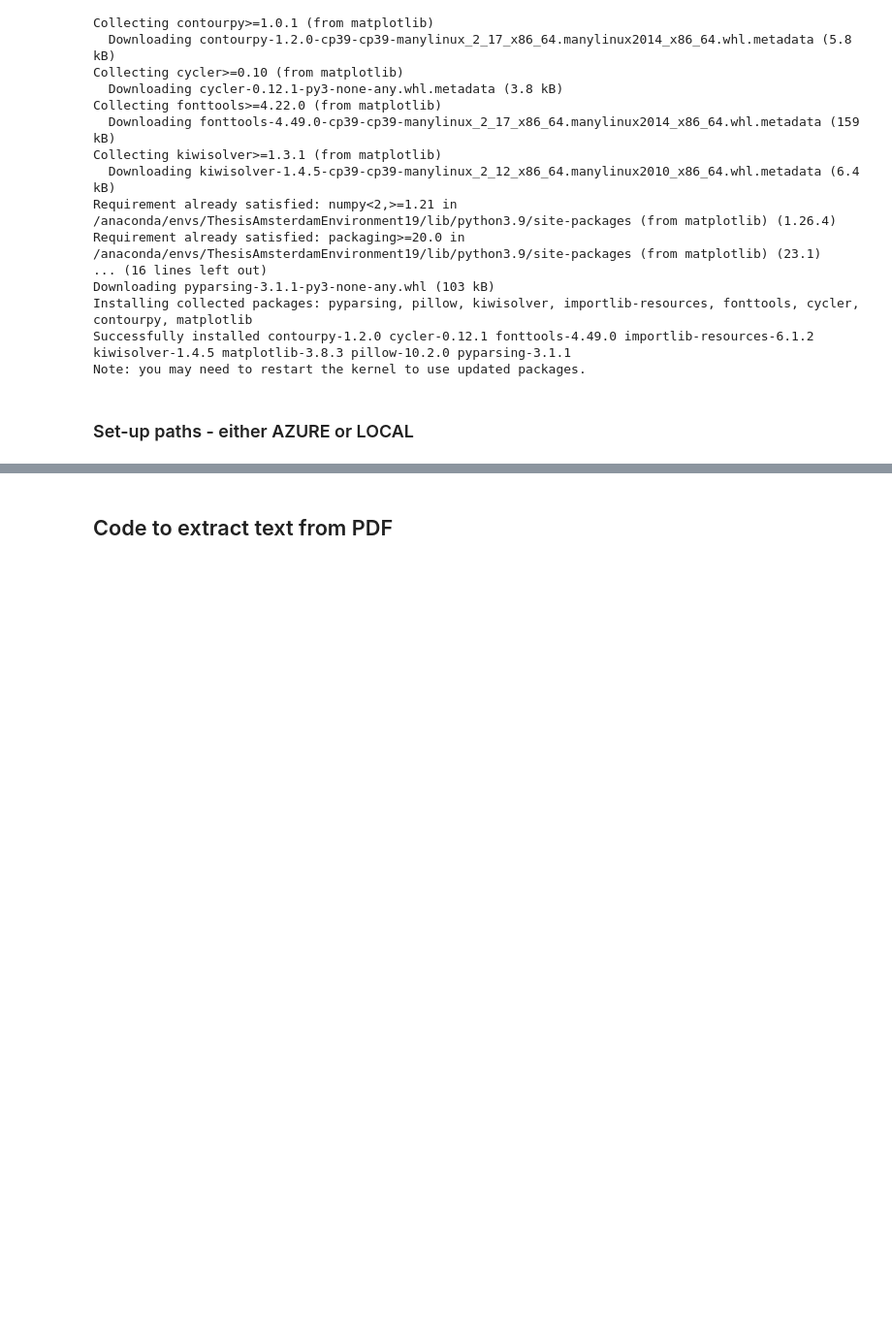
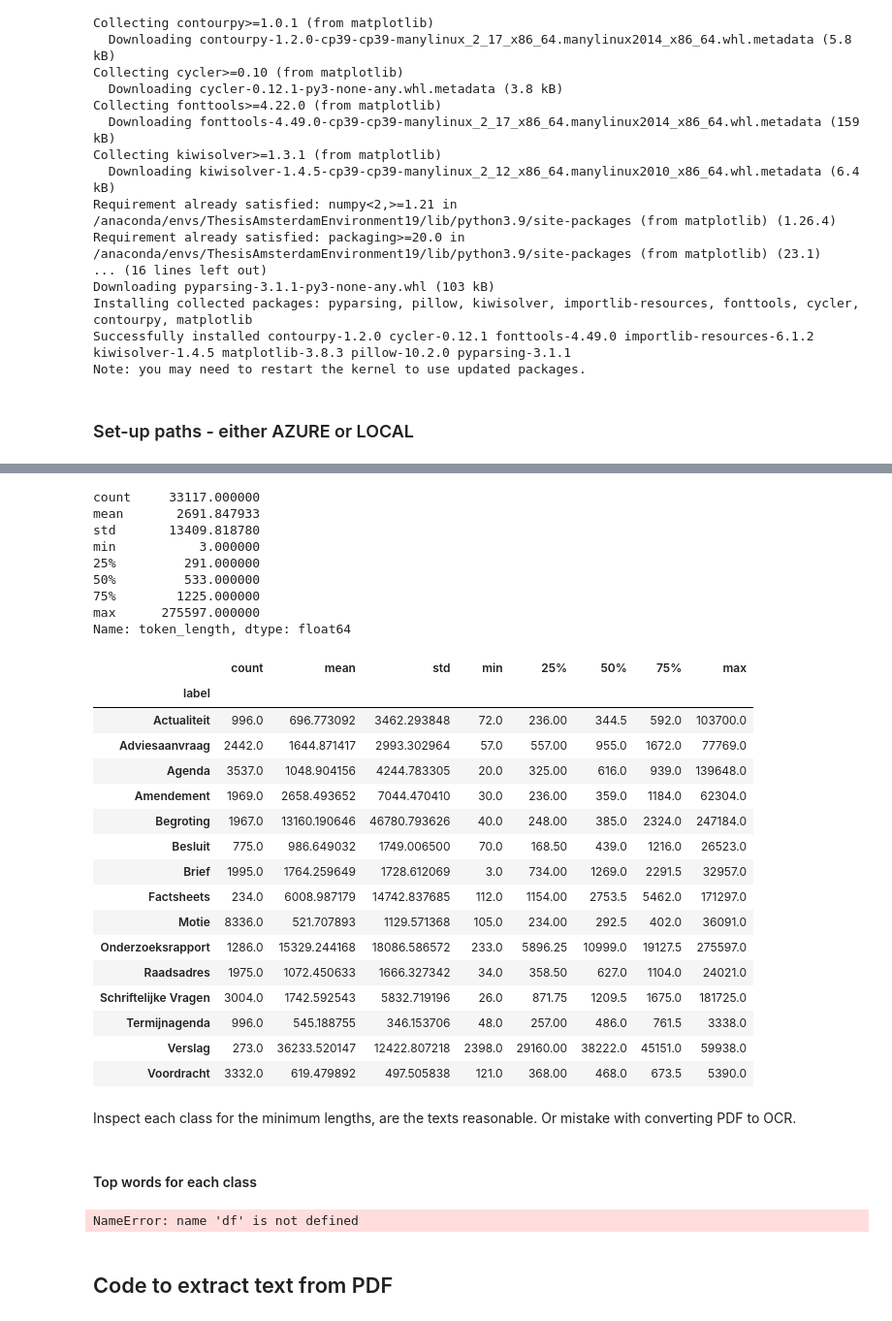
Before and after one commit to Amsterdam-Internships/document-classification-using-large-language-models, a Jupyter notebook: notebooks/EDA.ipynb, the cells around one changed output, grey strips where cells are left out. Shown at 97% size. Drawn from its saved outputs; the diff is of its cells as text; code cells hidden in the pictures; blank space fills up the shorter version.

Commit message:
Finish loading_data

```diff
--- a/notebooks/EDA.ipynb
+++ b/notebooks/EDA.ipynb
@@ -38,0 +41,11 @@ elif my_run == "local":
+# %%
+import sys
+sys.path.append('../scripts/')
+
+import pandas as pd
+from load_data import load_txt_files
+
+txtfile_paths = pd.read_csv("../data/txtfile_paths.csv")
+display(txtfile_paths)
+
+all_txt_df = load_txt_files(txtfile_paths, ['complete'])
@@ -38,0 +66,3 @@ elif my_run == "local":
+# %%
+display(all_txt_df)
+df = all_txt_df.copy()
@@ -38,0 +88,8 @@ elif my_run == "local":
+# %%
+import numpy as np
+
+missing_text = df[df['text'].str.len() < 5]
+print(f"There are {len(missing_text)} documents that have less than 5 characters")
+
+print(f"Removing the documents that could not be extracted or have less than 5 characters, leaves us with {len(df)-len(missing_text)} (out of {len(df)})")
+df = df[df['text'].str.len() > 5]
@@ -38,0 +101,12 @@ elif my_run == "local":
+# %%
+import nltk
+from nltk.tokenize import word_tokenize
+# nltk.download('punkt')
+
+df['tokens'] = df['text'].apply(word_tokenize)
+
+def calculate_length(token_list):
+    return len(token_list)
+
+df['token_length'] = df['tokens'].apply(calculate_length)
+display(df)
@@ -38,0 +122,33 @@ elif my_run == "local":
+# %%
+display(df['token_length'].describe())
+class_describe = df.groupby('label')['token_length'].describe()
+display(class_describe)
+# %% [output]
+count     33117.000000
+mean       2691.847933
+std       13409.818780
+min           3.000000
+25%         291.000000
+50%         533.000000
+75%        1225.000000
+max      275597.000000
+Name: token_length, dtype: float64
+|  | count | mean | std | min | 25% | 50% | 75% | max |
+| label |  |  |  |  |  |  |  |  |
+| Actualiteit | 996.0 | 696.773092 | 3462.293848 | 72.0 | 236.00 | 344.5 | 592.0 | 103700.0 |
+| Adviesaanvraag | 2442.0 | 1644.871417 | 2993.302964 | 57.0 | 557.00 | 955.0 | 1672.0 | 77769.0 |
+| Agenda | 3537.0 | 1048.904156 | 4244.783305 | 20.0 | 325.00 | 616.0 | 939.0 | 139648.0 |
+| Amendement | 1969.0 | 2658.493652 | 7044.470410 | 30.0 | 236.00 | 359.0 | 1184.0 | 62304.0 |
+| Begroting | 1967.0 | 13160.190646 | 46780.793626 | 40.0 | 248.00 | 385.0 | 2324.0 | 247184.0 |
+| Besluit | 775.0 | 986.649032 | 1749.006500 | 70.0 | 168.50 | 439.0 | 1216.0 | 26523.0 |
+| Brief | 1995.0 | 1764.259649 | 1728.612069 | 3.0 | 734.00 | 1269.0 | 2291.5 | 32957.0 |
+| Factsheets | 234.0 | 6008.987179 | 14742.837685 | 112.0 | 1154.00 | 2753.5 | 5462.0 | 171297.0 |
+| Motie | 8336.0 | 521.707893 | 1129.571368 | 105.0 | 234.00 | 292.5 | 402.0 | 36091.0 |
+| Onderzoeksrapport | 1286.0 | 15329.244168 | 18086.586572 | 233.0 | 5896.25 | 10999.0 | 19127.5 | 275597.0 |
+| Raadsadres | 1975.0 | 1072.450633 | 1666.327342 | 34.0 | 358.50 | 627.0 | 1104.0 | 24021.0 |
+| Schriftelijke Vragen | 3004.0 | 1742.592543 | 5832.719196 | 26.0 | 871.75 | 1209.5 | 1675.0 | 181725.0 |
+| Termijnagenda | 996.0 | 545.188755 | 346.153706 | 48.0 | 257.00 | 486.0 | 761.5 | 3338.0 |
+| Verslag | 273.0 | 36233.520147 | 12422.807218 | 2398.0 | 29160.00 | 38222.0 | 45151.0 | 59938.0 |
+| Voordracht | 3332.0 | 619.479892 | 497.505838 | 121.0 | 368.00 | 468.0 | 673.5 | 5390.0 |
+# %% [markdown]
+Inspect each class for the minimum lengths, are the texts reasonable. Or mistake with converting PDF to OCR.
@@ -39,3 +161,16 @@ elif my_run == "local":
+# %% [markdown]
+#### Top words for each class
+# %%
+from collections import Counter
+def get_top_words(tokens):
+    word_count = Counter(tokens)
+    return word_count.most_common(15)
+
+top_df = df.copy()
+top_words_by_class = top_df.groupby('label')['tokens'].sum().apply(get_top_words)
+display(top_words_by_class)
+# %% [output]
+NameError: name 'df' is not defined
 # %% [markdown]
 ## Code to extract text from PDF
 # %%
```
Also changed, not shown: parts of 11 cells of this notebook, 3 other files.
